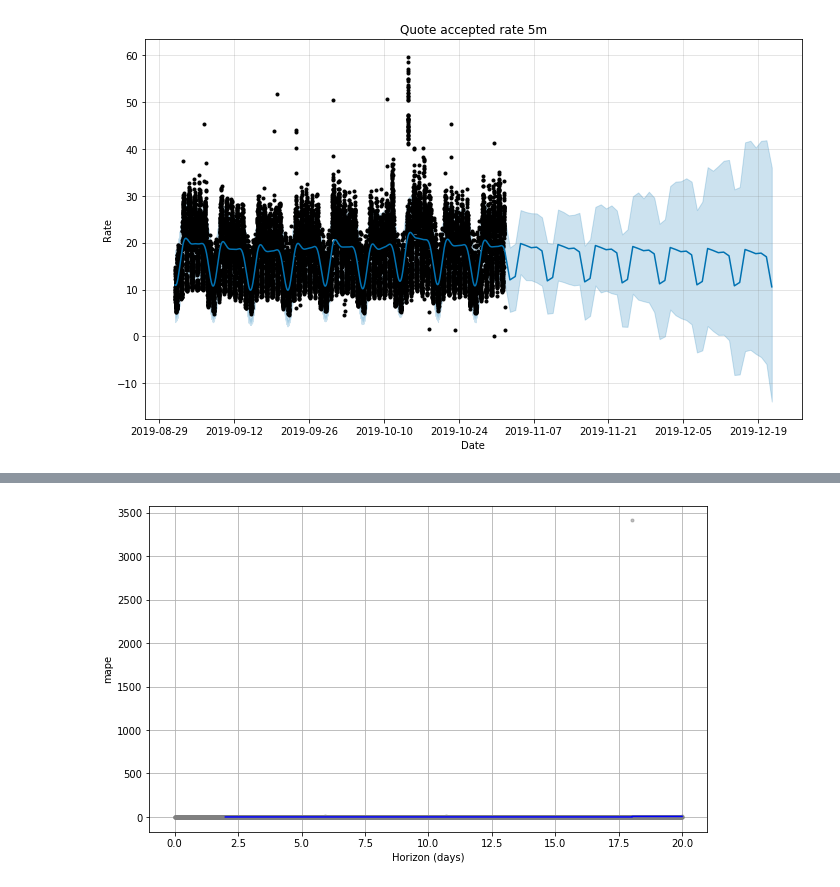
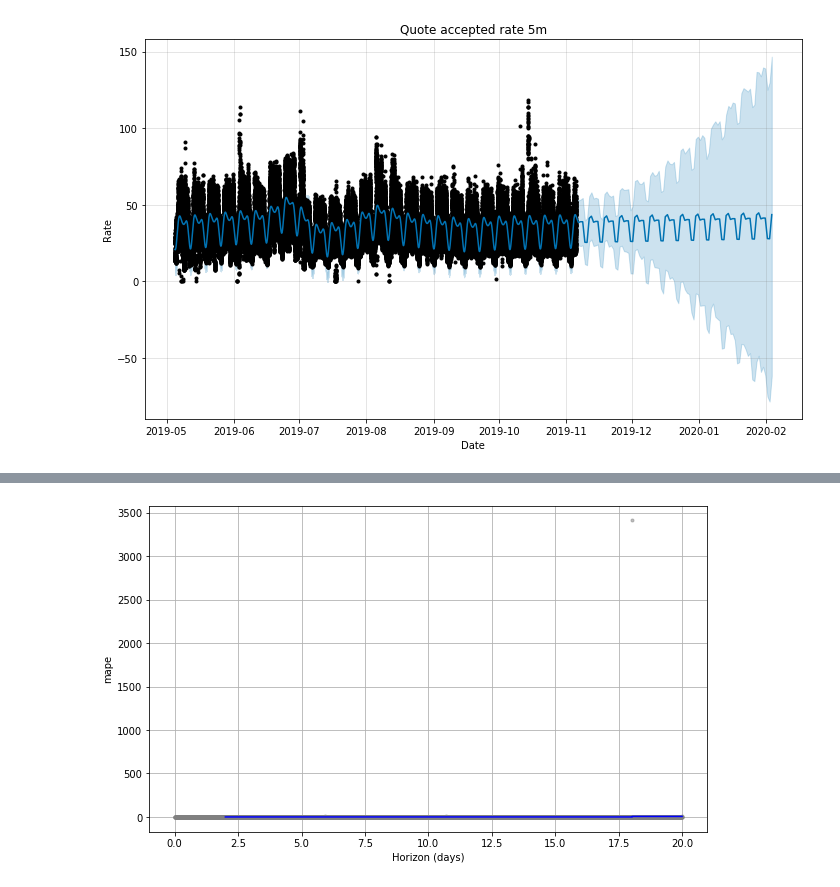
Before and after one commit to transferwise/prometheus-anomaly-detector, a Jupyter notebook: notebooks/historical_metrics_playground.ipynb, the cells around one changed output, grey strips where cells are left out. Saved outputs shown, nothing was run; the diff lists cells and outputs as text; code cells hidden in the pictures.

```diff
--- a/notebooks/historical_metrics_playground.ipynb
+++ b/notebooks/historical_metrics_playground.ipynb
@@ -29,0 +24,7 @@ plot_dataframe(quote_df, "Quote accepted rate5m")
+# %%
+quote_df = create_dataframe_from_file("metrics/quote_accepted_cluster_1_sum_rate5m.json")
+
+#remove the crazy outlier of value 6000
+quote_df=quote_df.drop(quote_df.y.idxmax())
+
+plot_dataframe(quote_df, "Quote accepted rate5m")
@@ -30,16 +33,16 @@ plot_dataframe(quote_df, "Quote accepted rate5m")
 # %%
 quote_model = Prophet(daily_seasonality=False, yearly_seasonality=False)
 quote_model = quote_model.fit(quote_df)
-quote_build_forecast = quote_model.make_future_dataframe(periods=50, freq='D')
+quote_build_forecast = quote_model.make_future_dataframe(periods=90, freq='D')
 quote_forecast = quote_model.predict(quote_build_forecast)
 
 # plot forecasts
 quote_model.plot(quote_forecast, xlabel='Date', ylabel='Rate')
 plt.title('Quote accepted rate 5m')
 # display graph
 plt.show()
 # %% [output]
-[figure, old version]
+[figure, new version]
 # %%
 quote_model.plot_components(quote_forecast)
 # %% [output]
```
Also changed, not shown: parts of 4 cells of this notebook, 1 other file.
